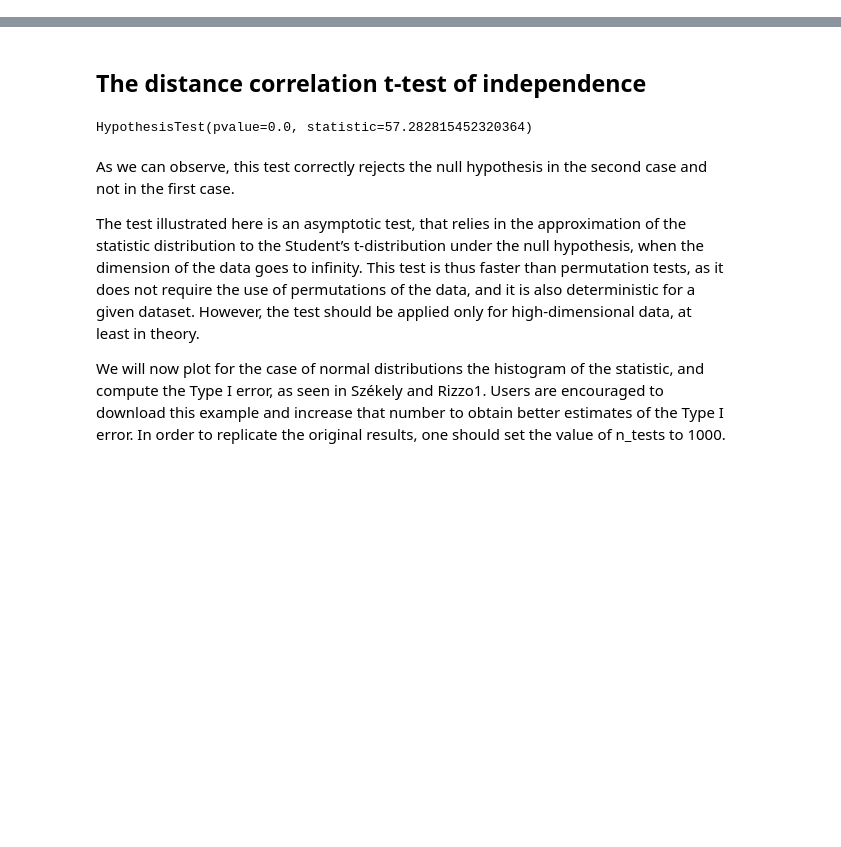
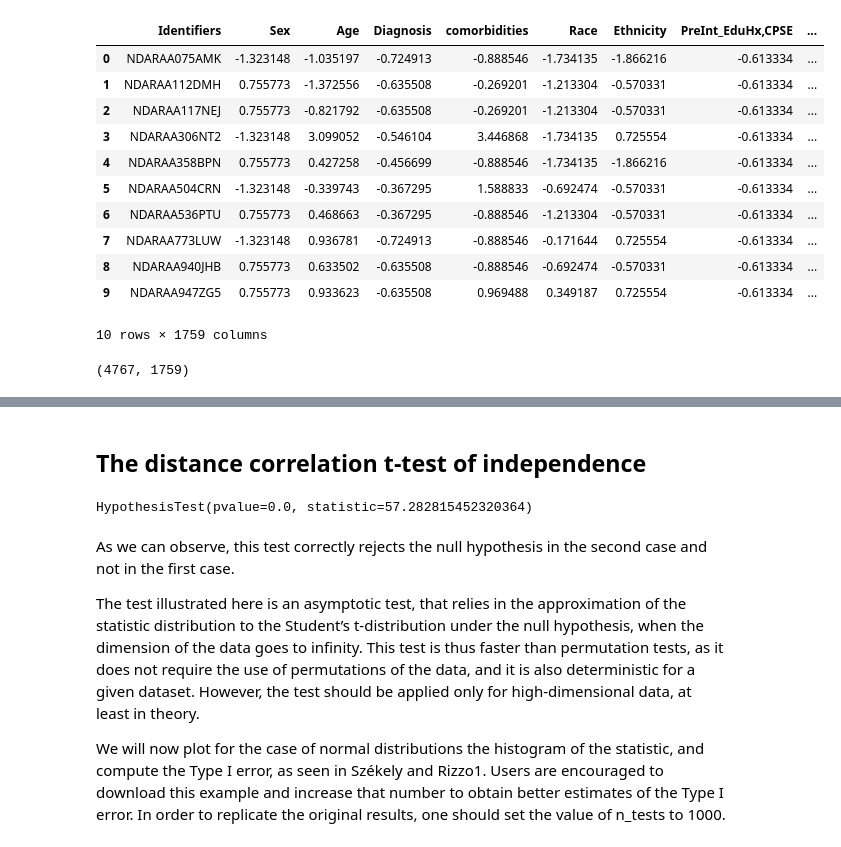
Before and after one commit to burdinskid13/healthy_brain_network, a Jupyter notebook: notebooks/item-analysis.ipynb, the cells around one changed output, grey strips where cells are left out. Drawn from its saved outputs; the diff is of its cells as text; code cells hidden in the pictures; blank space fills up the shorter version.

```diff
--- a/notebooks/item-analysis.ipynb
+++ b/notebooks/item-analysis.ipynb
@@ -24,0 +36,40 @@ The autoreload extension is already loaded. To reload it, use:
+# %%
+import os
+from hbn import io
+from hbn.constants import Defaults
+from hbn.models import item_analysis
+
+assessments=['Child', 'Parent']
+data_type='raw'
+transformer = 'distilbert-base-nli-mean-tokens'
+
+# load data
+df_data, df_dict, df_diagnosis = item_analysis.load_data(
+                                        assessments=assessments, # Teacher, Child
+                                        data_type=data_type
+                                        )
+
+
+# calculate similarity
+cosine_scores, pairs = item_analysis.sentence_similarity(sentences, transformer=transformer)
+
+# cosine scores
+df1 = pd.DataFrame(np.array(cosine_scores))
+
+# score pairs
+df2 = pd.DataFrame()
+for idx, pair in enumerate(pairs):
+    df2.loc[idx, 'idx1'] = pairs[idx]['index'][0]
+    df2.loc[idx, 'idx2'] = pairs[idx]['index'][1]
+    df2.loc[idx, 'score'] = pairs[idx]['score'].tolist()
+
+data_dict = {'questions': df_dict,
+             'diagnosis': df_diagnosis,
+             'cosine_scores': df1,
+             'pairs': df2,
+             'transformer': transformer
+            }
+
+# save as hdf5
+fname = 'sentence-similarity' + '_' + '_'.join(assessments) + '_' + data_type + '.h5'
+io.save_dict_as_hdf5(fpath=os.path.join(Defaults.SUBTYPE_DIR, fname), data_dict=data_dict)
@@ -24,0 +115,19 @@ The autoreload extension is already loaded. To reload it, use:
+# %%
+df_data.head(10)
+# %% [output]
+|  | Identifiers | Sex | Age | Diagnosis | comorbidities | Race | Ethnicity | PreInt_EduHx,CPSE | ... |
+| 0 | NDARAA075AMK | -1.323148 | -1.035197 | -0.724913 | -0.888546 | -1.734135 | -1.866216 | -0.613334 | ... |
+| 1 | NDARAA112DMH | 0.755773 | -1.372556 | -0.635508 | -0.269201 | -1.213304 | -0.570331 | -0.613334 | ... |
+| 2 | NDARAA117NEJ | 0.755773 | -0.821792 | -0.635508 | -0.269201 | -1.213304 | -0.570331 | -0.613334 | ... |
+| 3 | NDARAA306NT2 | -1.323148 | 3.099052 | -0.546104 | 3.446868 | -1.734135 | 0.725554 | -0.613334 | ... |
+| 4 | NDARAA358BPN | 0.755773 | 0.427258 | -0.456699 | -0.888546 | -1.734135 | -1.866216 | -0.613334 | ... |
+| 5 | NDARAA504CRN | -1.323148 | -0.339743 | -0.367295 | 1.588833 | -0.692474 | -0.570331 | -0.613334 | ... |
+| 6 | NDARAA536PTU | 0.755773 | 0.468663 | -0.367295 | -0.888546 | -1.213304 | -0.570331 | -0.613334 | ... |
+| 7 | NDARAA773LUW | -1.323148 | 0.936781 | -0.724913 | -0.888546 | -0.171644 | 0.725554 | -0.613334 | ... |
+| 8 | NDARAA940JHB | 0.755773 | 0.633502 | -0.635508 | -0.888546 | -0.692474 | -0.570331 | -0.613334 | ... |
+| 9 | NDARAA947ZG5 | 0.755773 | 0.933623 | -0.635508 | 0.969488 | 0.349187 | 0.725554 | -0.613334 | ... |
+10 rows × 1759 columns
+# %%
+df_data.shape
+# %% [output]
+(4767, 1759)
```
Also changed, not shown: parts of 48 cells of this notebook, 5 other files.
